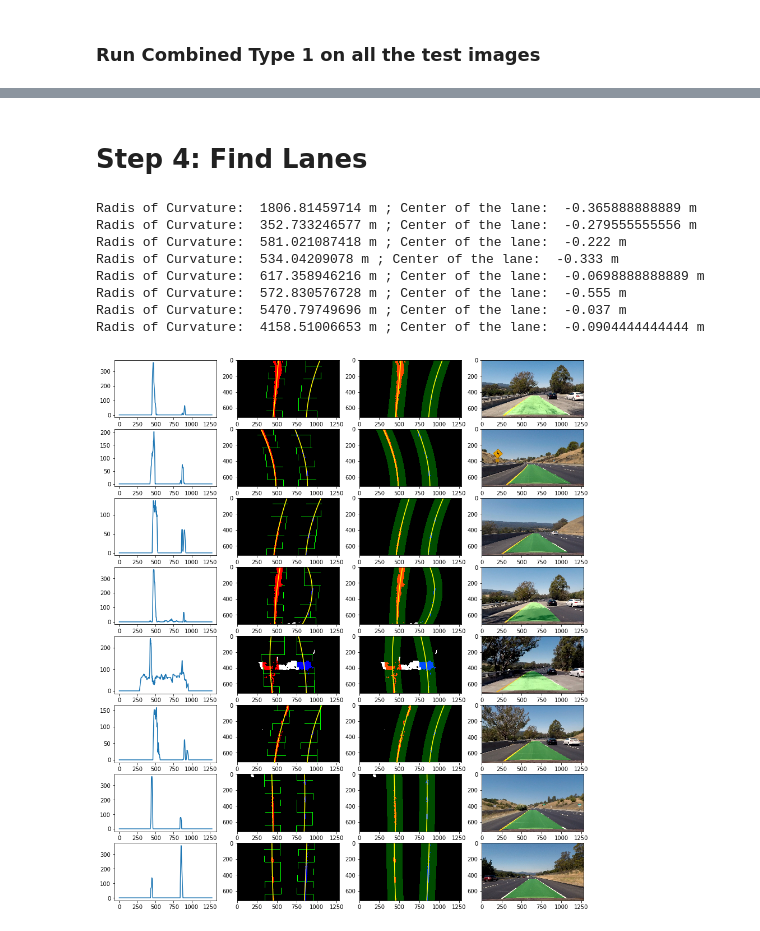
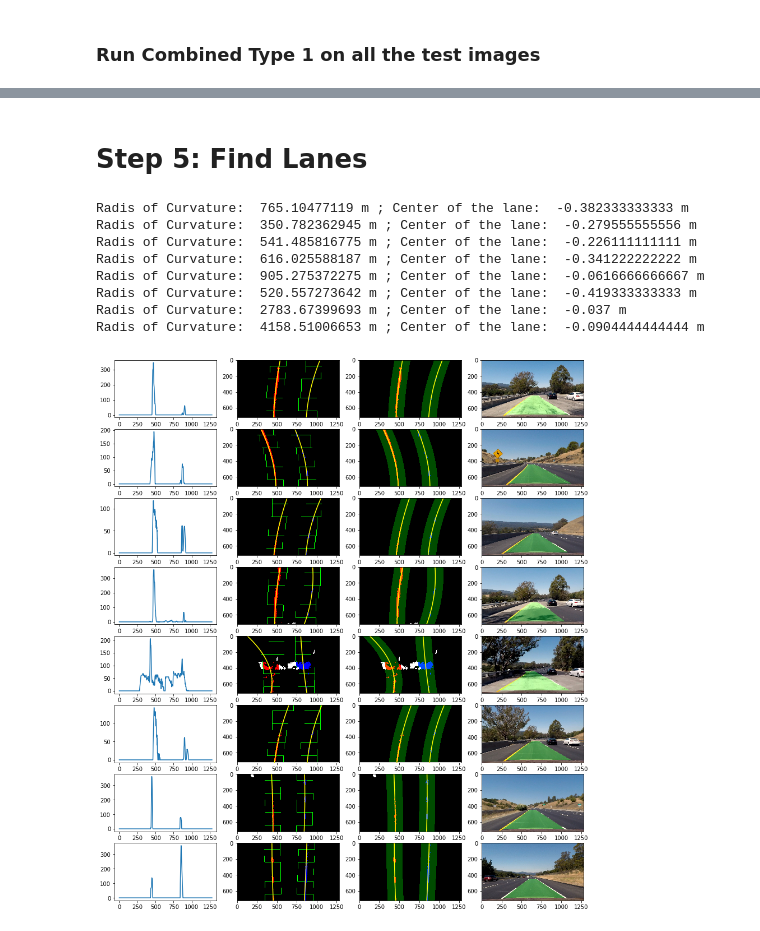
Before and after one commit to ExtEng/Project4-AdvancedCarLaneFinding, a Jupyter notebook: P4-AdvanceLaneFinding.ipynb, the cells around one changed output, grey strips where cells are left out. Saved outputs shown, nothing was run; the diff lists cells and outputs as text; code cells hidden in the pictures.

```diff
--- a/P4-AdvanceLaneFinding.ipynb
+++ b/P4-AdvanceLaneFinding.ipynb
@@ -183,7 +183,7 @@ def hls_select(img, thresh=(0, 255)):
     # 2) Apply a threshold to the S channel
     binary_output = np.zeros_like(S_img)
     #
-    binary_output[((S_img > thresh[0]) & (S_img <= thresh[1]))|((L_img >200) & (L_img <= thresh[1]))] = 1
+    binary_output[((S_img > thresh[0]) & (S_img <= thresh[1]))|((L_img >215) & (L_img <= thresh[1]))] = 1
 
     # 3) Return a binary image of threshold result
     return binary_output
@@ -261,7 +262,7 @@ plt.figure(figsize=(12,24))
 for x in range(len(test_images)):
 
     #Apply Image transformation
-    test_CT[x,:,:] = combined_type_1(test_dst[x],120)
+    test_CT[x,:,:] = combined_type_1(test_dst[x],S_thres)
     test_CT_m[x,:,:] = region_of_interest(test_CT[x,:,:],vertices)
     plt.subplot(len(test_images),2,(2*x)+1)
     plt.imshow(test_CT[x], cmap='gray')
@@ -302,5 +303,5 @@ mpimg.imsave("./output_images/B_eye_bin.jpg", warped[1])
 # %% [markdown]
-# Step 4: Find Lanes
+# Step 5: Find Lanes
 # %%
 import os
 # Constants for Lane searching.
@@ -430,41 +431,43 @@ for x in range(len(test_images)):
 
     plt.subplot(9,4,(4*x)+4)
     # Draw the lane onto the warped blank image
     cv2.fillPoly(color_warp, np.int_([pts]), (0,255, 0))
     # Warp the blank back to original image space using inverse perspective matrix (Minv)
     newwarp = cv2.warpPerspective(color_warp, Minv, (test_dst[6].shape[1], test_dst[6].shape[0]))
     # Combine the result with the original image
     result2 = cv2.addWeighted(test_dst[x], 1, newwarp, 0.3, 0)
 
     # Define conversions in x and y from pixels space to meters
     ym_per_pix = 30/720 # meters per pixel in y dimension
     xm_per_pix = 3.7/450 # meters per pixel in x dimension lane width/pixels
     y_eval = np.max(ploty)
 
     # Fit new polynomials to x,y in world space
     left_fit_cr = np.polyfit(ploty*ym_per_pix, left_fitx*xm_per_pix, 2)
     right_fit_cr = np.polyfit(ploty*ym_per_pix, right_fitx*xm_per_pix, 2)
     # Calculate the new radii of curvature
     left_curverad = ((1 + (2*left_fit_cr[0]*y_eval*ym_per_pix + left_fit_cr[1])**2)**1.5) / np.absolute(2*left_fit_cr[0])
     right_curverad = ((1 + (2*right_fit_cr[0]*y_eval*ym_per_pix + right_fit_cr[1])**2)**1.5) / np.absolute(2*right_fit_cr[0])
     # Now our radius of curvature is in
     centerCar = ((test_dst[6].shape[1]/2) - ((leftx_base+rightx_base)/2))* xm_per_pix
     RadCurv_avg = (left_curverad+right_curverad)/2
     print("Radis of Curvature: ", RadCurv_avg, 'm', "; Center of the lane: ", centerCar, 'm')
 
     output = os.path.join("output_images/",("test"+ str(x+1) +".jpg"))
     mpimg.imsave(output,result2)
     plt.imshow(result2)
+
+mpimg.imsave("./output_images/hist.jpg", warped_test[1])
 # %% [output]
-Radis of Curvature:  1806.81459714 m ; Center of the lane:  -0.365888888889 m
-Radis of Curvature:  352.733246577 m ; Center of the lane:  -0.279555555556 m
-Radis of Curvature:  581.021087418 m ; Center of the lane:  -0.222 m
-Radis of Curvature:  534.04209078 m ; Center of the lane:  -0.333 m
-Radis of Curvature:  617.358946216 m ; Center of the lane:  -0.0698888888889 m
-Radis of Curvature:  572.830576728 m ; Center of the lane:  -0.555 m
-Radis of Curvature:  5470.79749696 m ; Center of the lane:  -0.037 m
+Radis of Curvature:  765.10477119 m ; Center of the lane:  -0.382333333333 m
+Radis of Curvature:  350.782362945 m ; Center of the lane:  -0.279555555556 m
+Radis of Curvature:  541.485816775 m ; Center of the lane:  -0.226111111111 m
+Radis of Curvature:  616.025588187 m ; Center of the lane:  -0.341222222222 m
+Radis of Curvature:  905.275372275 m ; Center of the lane:  -0.0616666666667 m
+Radis of Curvature:  520.557273642 m ; Center of the lane:  -0.419333333333 m
+Radis of Curvature:  2783.67399693 m ; Center of the lane:  -0.037 m
 Radis of Curvature:  4158.51006653 m ; Center of the lane:  -0.0904444444444 m
-[figure, old version]
+[figure, new version]
 # %%
 # Test code for all ready found lines.
 #binary_warped = warped[6]
```
Also changed, not shown: parts of 11 cells of this notebook, 12 other files.
